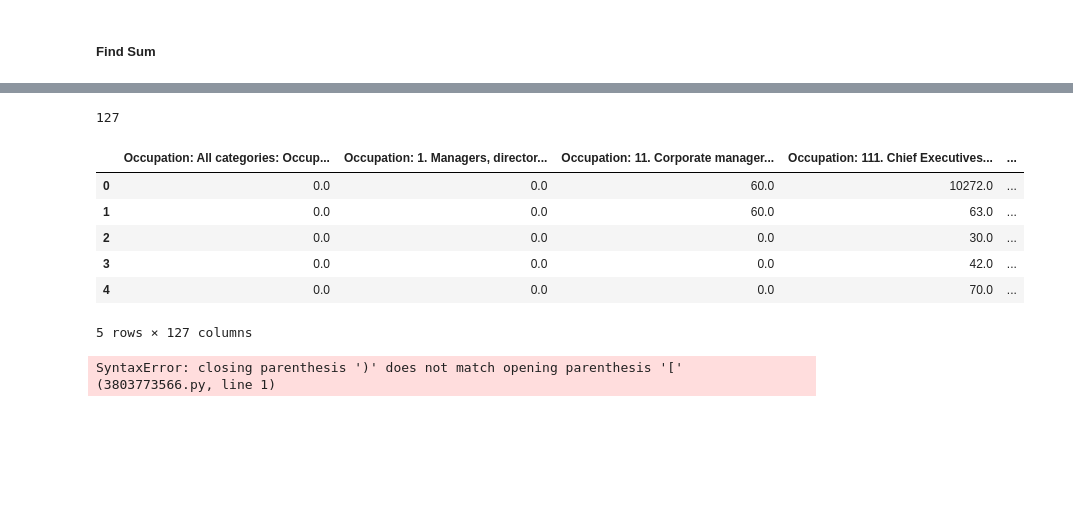
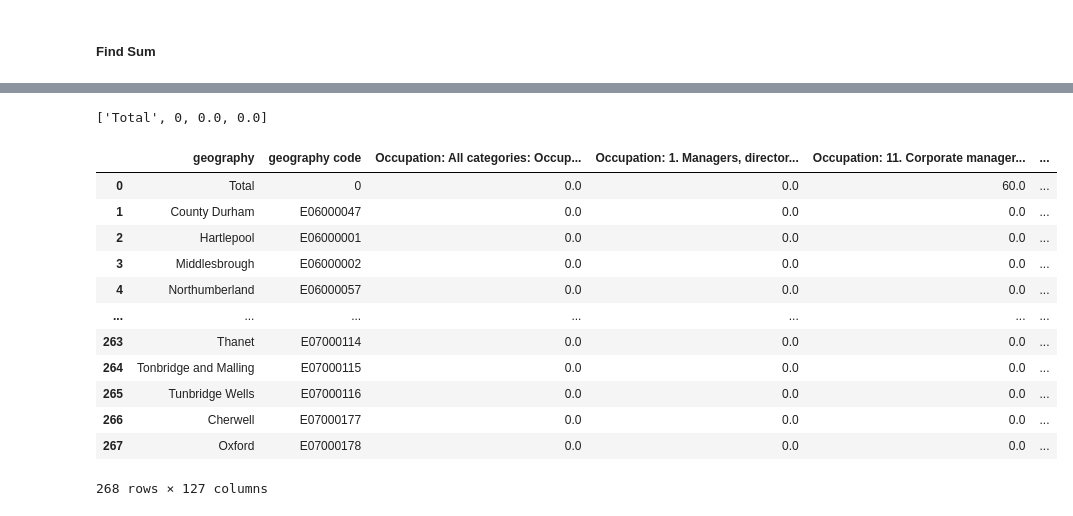
Before and after one commit to Bravyn/WorkFromHome, a Jupyter notebook: proj1/preprocessing.ipynb, the cells around one changed output, grey strips where cells are left out. Drawn from its saved outputs; the diff is of its cells as text; code cells hidden in the pictures; blank space fills up the shorter version.

```diff
--- a/proj1/preprocessing.ipynb
+++ b/proj1/preprocessing.ipynb
@@ -124,24 +136,23 @@ ValueError: Length of values (125) does not match length of index (2)
-# %%
-for i in range(2):
-    sum_list.append('total')
-len(sum_list)
-# %% [output]
-127
-# %%
-data.loc[-1] = sum_list
-data.index = data.index + 1
-data.sort_index(inplace=True)
-data.head()
-# %% [output]
-|  | Occupation: All categories: Occup... | Occupation: 1. Managers, director... | Occupation: 11. Corporate manager... | Occupation: 111. Chief Executives... | ... |
-| 0 | 0.0 | 0.0 | 60.0 | 10272.0 | ... |
-| 1 | 0.0 | 0.0 | 60.0 | 63.0 | ... |
-| 2 | 0.0 | 0.0 | 0.0 | 30.0 | ... |
-| 3 | 0.0 | 0.0 | 0.0 | 42.0 | ... |
-| 4 | 0.0 | 0.0 | 0.0 | 70.0 | ... |
-5 rows × 127 columns
-# %%
-data = data.reindex(columns=['geography', 'geography code')
-data.head()
-# %% [output]
-SyntaxError: closing parenthesis ')' does not match opening parenthesis '[' (3803773566.py, line 1)
+# %%
+sum_list.insert(0, "Total")
+sum_list.insert(1, 0)
+sum_list[:4]
+# %% [output]
+['Total', 0, 0.0, 0.0]
+# %%
+final_df.loc[0] = sum_list
+final_df
+# %% [output]
+|  | geography | geography code | Occupation: All categories: Occup... | Occupation: 1. Managers, director... | Occupation: 11. Corporate manager... | ... |
+| 0 | Total | 0 | 0.0 | 0.0 | 60.0 | ... |
+| 1 | County Durham | E06000047 | 0.0 | 0.0 | 0.0 | ... |
+| 2 | Hartlepool | E06000001 | 0.0 | 0.0 | 0.0 | ... |
+| 3 | Middlesbrough | E06000002 | 0.0 | 0.0 | 0.0 | ... |
+| 4 | Northumberland | E06000057 | 0.0 | 0.0 | 0.0 | ... |
+| ... | ... | ... | ... | ... | ... | ... |
+| 263 | Thanet | E07000114 | 0.0 | 0.0 | 0.0 | ... |
+| 264 | Tonbridge and Malling | E07000115 | 0.0 | 0.0 | 0.0 | ... |
+| 265 | Tunbridge Wells | E07000116 | 0.0 | 0.0 | 0.0 | ... |
+| 266 | Cherwell | E07000177 | 0.0 | 0.0 | 0.0 | ... |
+| 267 | Oxford | E07000178 | 0.0 | 0.0 | 0.0 | ... |
+268 rows × 127 columns
```
Also changed, not shown: parts of 1 cell of this notebook, 1 other file.
